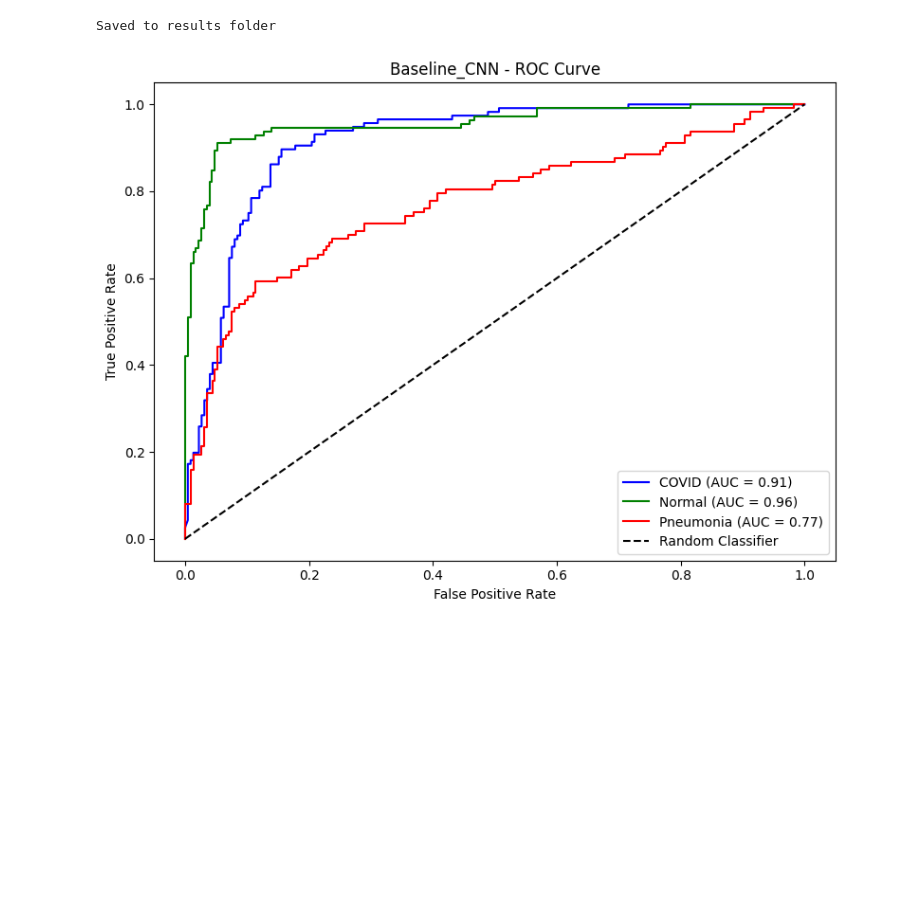
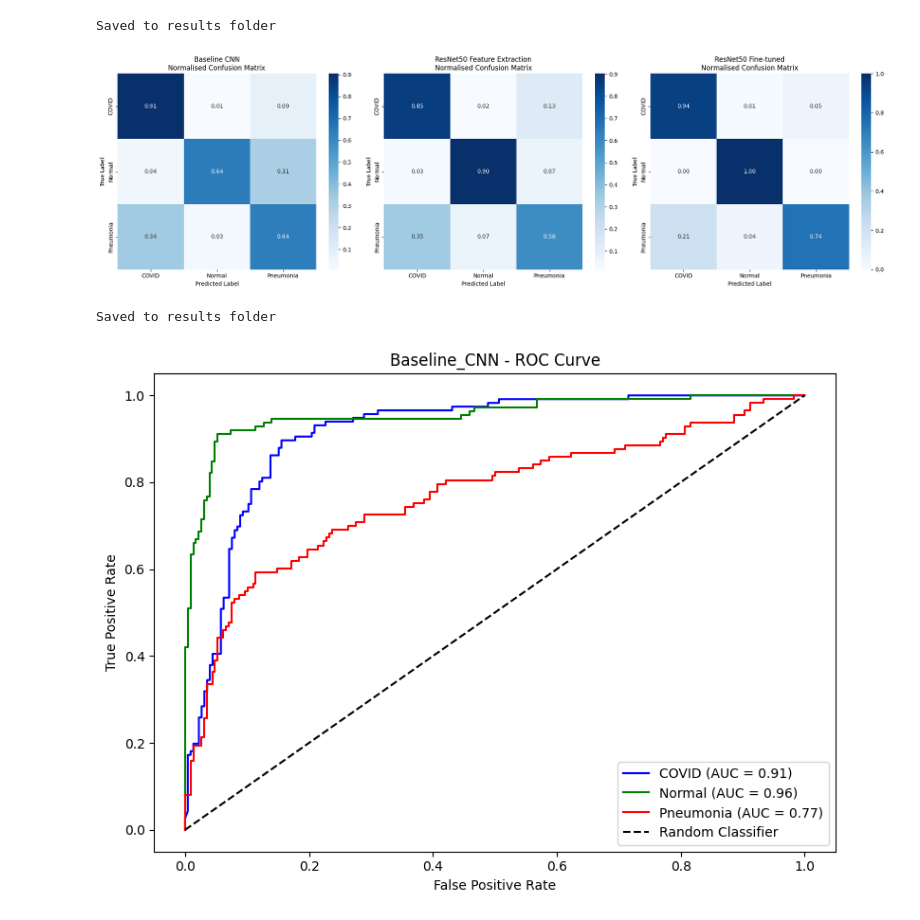
Before and after one commit to MeeraNallavarambath/respiratory-disease-multiclass-classifier, a Jupyter notebook: notebooks/06_evaluation.ipynb, the cells around one changed output. Saved outputs shown, nothing was run; the diff lists cells and outputs as text; code cells hidden in the pictures; blank space fills up the shorter version.

Commit message:
Add normalised confusion matrices to evaluation notebook

```diff
--- a/notebooks/06_evaluation.ipynb
+++ b/notebooks/06_evaluation.ipynb
@@ -266,6 +257,48 @@ plot_confusion_matrices(baseline_labels, baseline_preds,
 # %% [output]
 [figure]
 Saved to results folder
+# %%
+def plot_normalised_confusion_matrices(baseline_labels, baseline_preds,
+                                        resnet_labels, resnet_preds,
+                                        finetuned_labels, finetuned_preds):
+
+    fig, axes = plt.subplots(1, 3, figsize=(20, 6))
+
+    # Baseline CNN - normalised
+    cm_baseline = confusion_matrix(baseline_labels, baseline_preds, normalize='true')
+    sns.heatmap(cm_baseline, annot=True, fmt='.2f', cmap='Blues',
+                xticklabels=classes, yticklabels=classes, ax=axes[0])
+    axes[0].set_title('Baseline CNN\nNormalised Confusion Matrix')
+    axes[0].set_ylabel('True Label')
+    axes[0].set_xlabel('Predicted Label')
+
+    # ResNet50 Feature Extraction - normalised
+    cm_resnet = confusion_matrix(resnet_labels, resnet_preds, normalize='true')
+    sns.heatmap(cm_resnet, annot=True, fmt='.2f', cmap='Blues',
+                xticklabels=classes, yticklabels=classes, ax=axes[1])
+    axes[1].set_title('ResNet50 Feature Extraction\nNormalised Confusion Matrix')
+    axes[1].set_ylabel('True Label')
+    axes[1].set_xlabel('Predicted Label')
+
+    # ResNet50 Fine-tuned - normalised
+    cm_finetuned = confusion_matrix(finetuned_labels, finetuned_preds, normalize='true')
+    sns.heatmap(cm_finetuned, annot=True, fmt='.2f', cmap='Blues',
+                xticklabels=classes, yticklabels=classes, ax=axes[2])
+    axes[2].set_title('ResNet50 Fine-tuned\nNormalised Confusion Matrix')
+    axes[2].set_ylabel('True Label')
+    axes[2].set_xlabel('Predicted Label')
+
+    plt.tight_layout()
+    plt.savefig('../results/normalised_confusion_matrices.png')
+    plt.show()
+    print("Saved to results folder")
+
+plot_normalised_confusion_matrices(baseline_labels, baseline_preds,
+                                    resnet_labels, resnet_preds,
+                                    finetuned_labels, finetuned_preds)
+# %% [output]
+[figure, added]
+Saved to results folder
 # %%
 # Plot ROC curves for all three models
 plot_roc_curves(baseline_labels, baseline_proba, 'Baseline_CNN')
```
Also changed, not shown: parts of 3 cells of this notebook, 1 other file.
